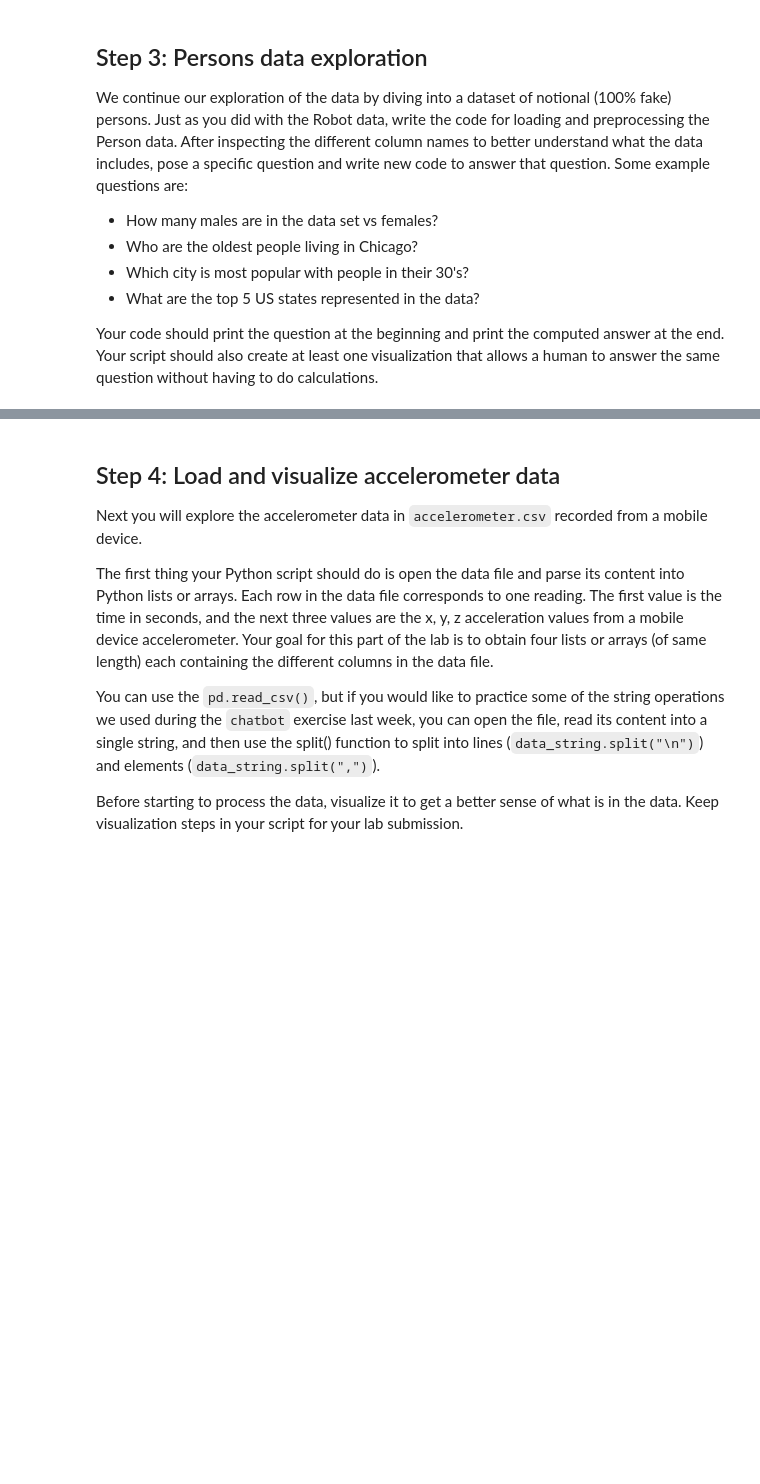
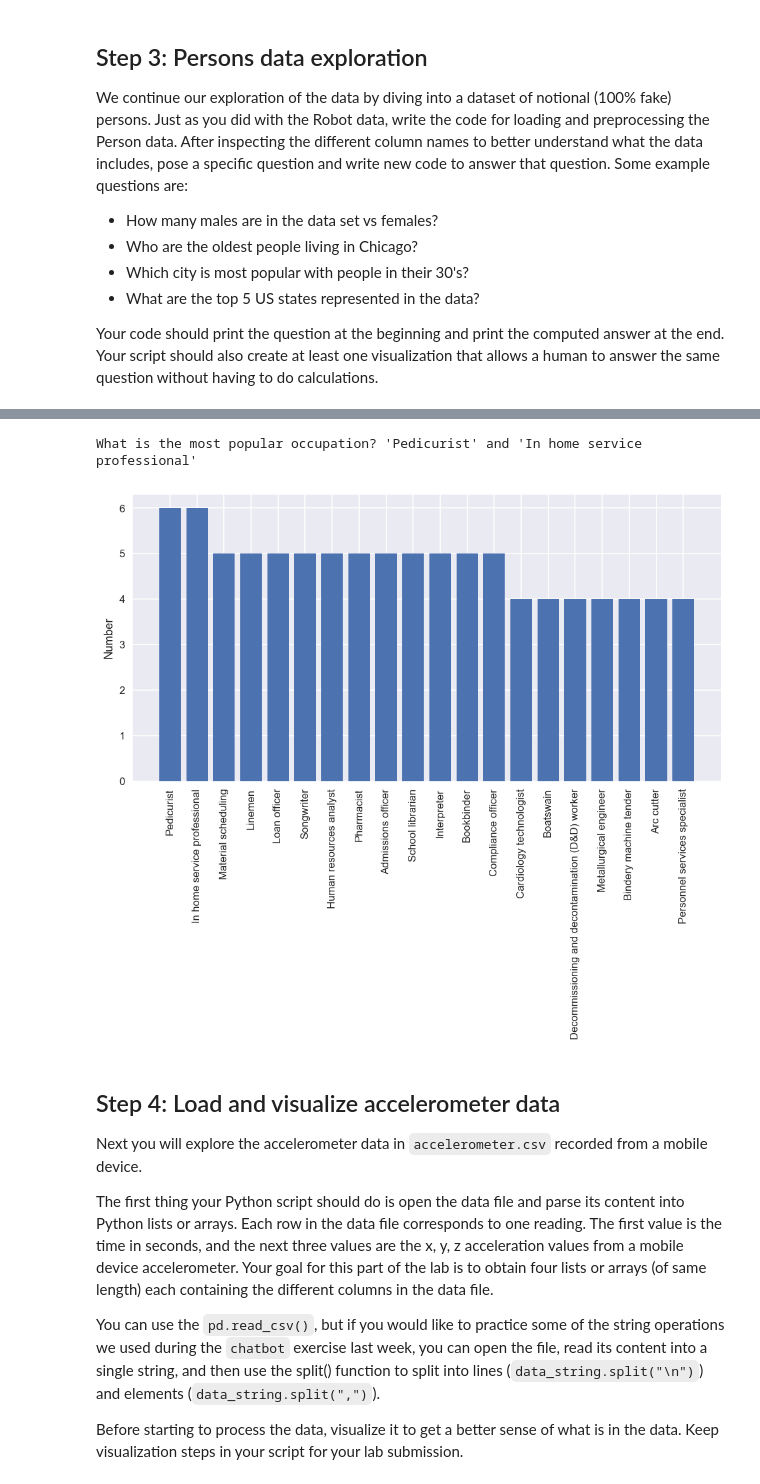
Before and after one commit to shinbutou/msti_techin510, a Jupyter notebook: Lab2/data_visualization.ipynb, the cells around one changed output, grey strips where cells are left out. Cells and saved outputs as stored; diff of their text form; code cells hidden in the pictures; blank space fills up the shorter version.

```diff
--- a/Lab2/data_visualization.ipynb
+++ b/Lab2/data_visualization.ipynb
@@ -106,3 +113,20 @@ Your code should print the question at the beginning and print the computed answ
+# %%
+# By observing the results, we learnt that there are two professions that have the highest number of people count
+answer_s3 = dict(people.Occupation.value_counts().head(20))
+answer_s3_keys, answer_s3_values = list(answer_s3.keys()), list(answer_s3.values())
+
+print(f"{question_s3} '{answer_s3_keys[0]}' and '{answer_s3_keys[1]}'")
+# %% [output]
+What is the most popular occupation? 'Pedicurist' and 'In home service professional'
+# %%
+# Visualization comparing the two statistics
+plt.figure(figsize=(10, 5), dpi=120)
+plt.bar(answer_s3_keys, answer_s3_values)
+plt.xticks(rotation=90)
+plt.ylabel('Number')
+plt.show()
+# %% [output]
+[figure, added]
 # %% [markdown]
 ## Step 4: Load and visualize accelerometer data
 
```
Also changed, not shown: parts of 2 cells of this notebook.
